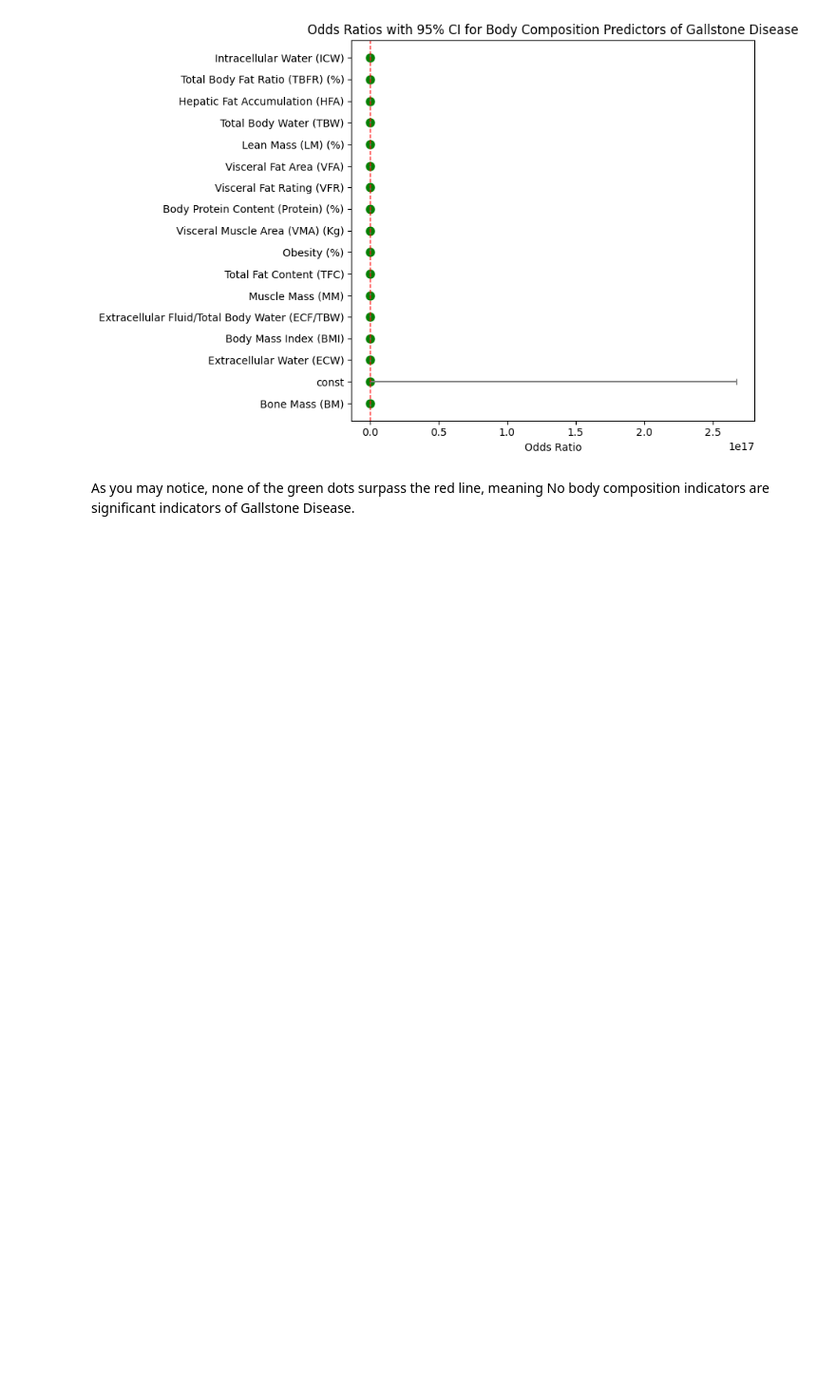
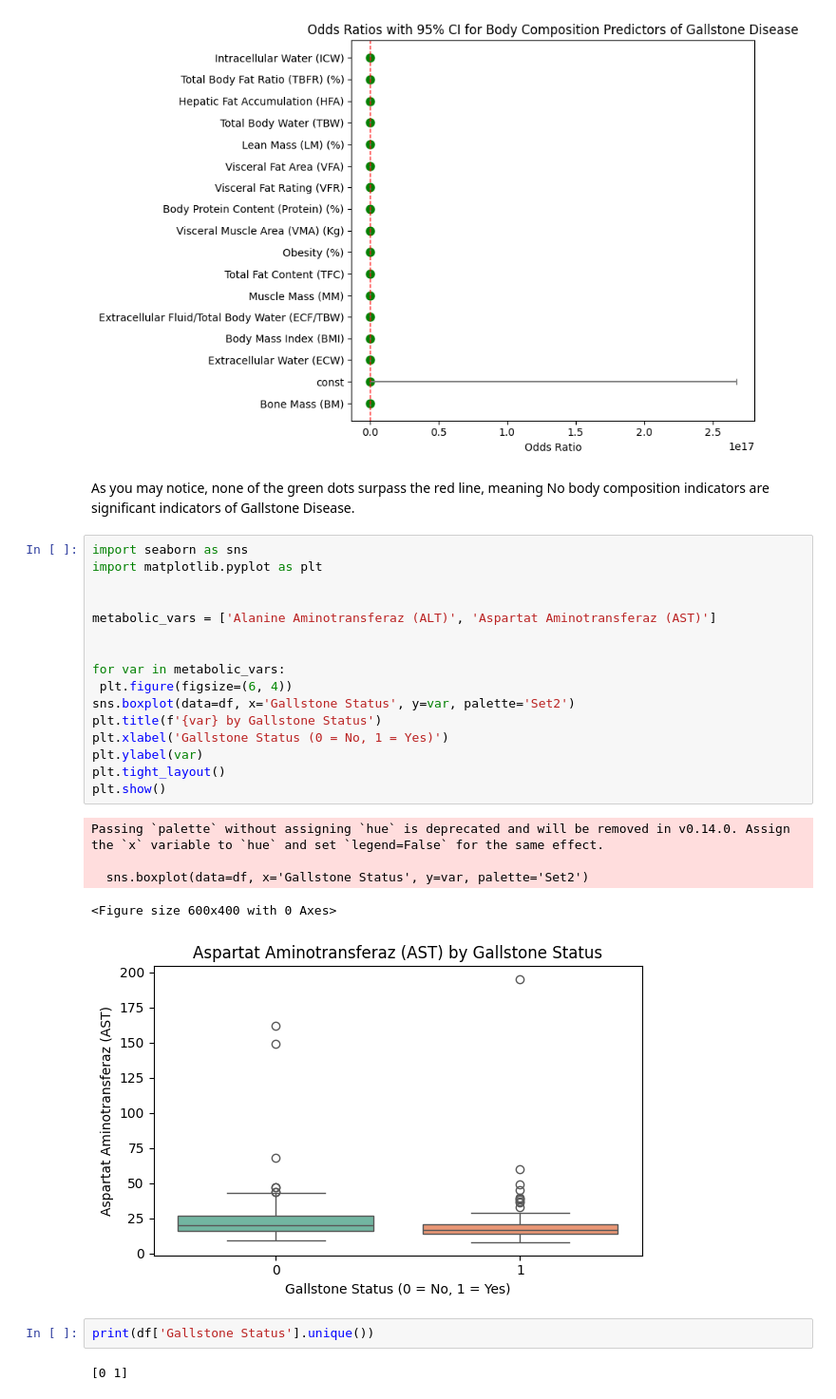
Before and after one commit to browndoneta/DSRP-Doneta, a Jupyter notebook: Gallstone_Research_Project.ipynb, the cells around one changed output. Shown: that part at 95% size. Drawn from its saved outputs; the diff is of its cells as text; blank space fills up the shorter version.

```diff
--- a/Gallstone_Research_Project.ipynb
+++ b/Gallstone_Research_Project.ipynb
@@ -617,3 +574,29 @@ plt.show()
 [figure]
 # %% [markdown]
 As you may notice, none of the green dots surpass the red line, meaning No body composition indicators are significant indicators of Gallstone Disease.
+# %%
+import seaborn as sns
+import matplotlib.pyplot as plt
+
+
+metabolic_vars = ['Alanine Aminotransferaz (ALT)', 'Aspartat Aminotransferaz (AST)']
+
+
+for var in metabolic_vars:
+ plt.figure(figsize=(6, 4))
+sns.boxplot(data=df, x='Gallstone Status', y=var, palette='Set2')
+plt.title(f'{var} by Gallstone Status')
+plt.xlabel('Gallstone Status (0 = No, 1 = Yes)')
+plt.ylabel(var)
+plt.tight_layout()
+plt.show()
+# %% [output]
+Passing `palette` without assigning `hue` is deprecated and will be removed in v0.14.0. Assign the `x` variable to `hue` and set `legend=False` for the same effect.
+
+  sns.boxplot(data=df, x='Gallstone Status', y=var, palette='Set2')
+<Figure size 600x400 with 0 Axes>
+[figure, added]
+# %%
+print(df['Gallstone Status'].unique())
+# %% [output]
+[0 1]
```
Also changed, not shown: parts of 5 cells of this notebook.
